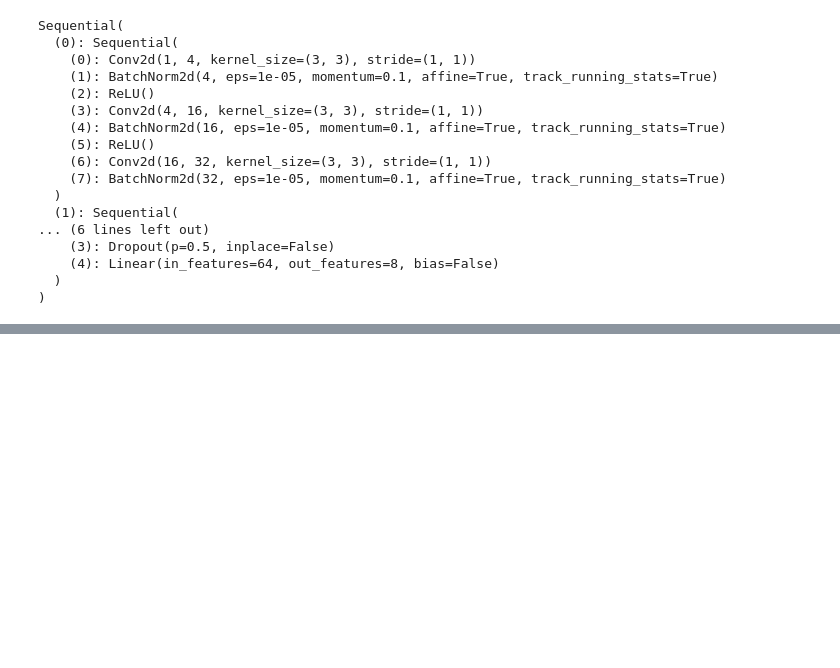
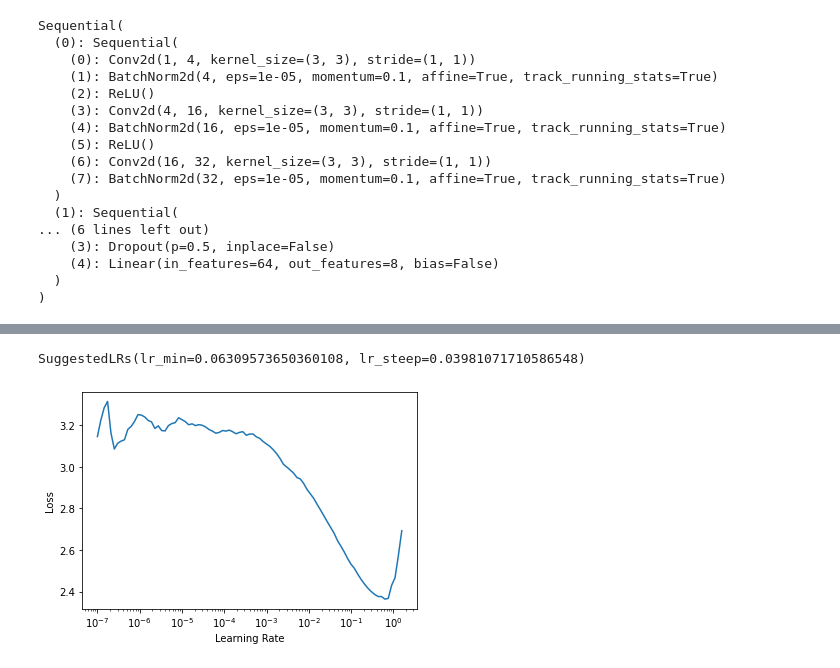
Before and after one commit to ibacaraujo/self-supervision-fastai, a Jupyter notebook: self_supervised_fast_ai.ipynb, the cells around one changed output, grey strips where cells are left out. Saved outputs shown, nothing was run; the diff lists cells and outputs as text; code cells hidden in the pictures; blank space fills up the shorter version.

```diff
--- a/self_supervised_fast_ai.ipynb
+++ b/self_supervised_fast_ai.ipynb
@@ -99,0 +214,8 @@ Sequential(
+# %%
+learner = cnn_learner(dls, # DataLoaders
+                      simple_arch, # Architecture
+                      pretrained=False,
+                      loss_func=CrossEntropyLossFlat(),
+                      config=head_config,
+                      metrics=[accuracy, top_2_accuracy])
+learner.model
@@ -99,0 +260,3 @@ Sequential(
+# %%
+learner.lr_find()
+# %% [output]
@@ -99,0 +264,2 @@ Sequential(
+SuggestedLRs(lr_min=0.06309573650360108, lr_steep=0.03981071710586548)
+[figure, added]
```
Also changed, not shown: parts of 39 cells of this notebook.
